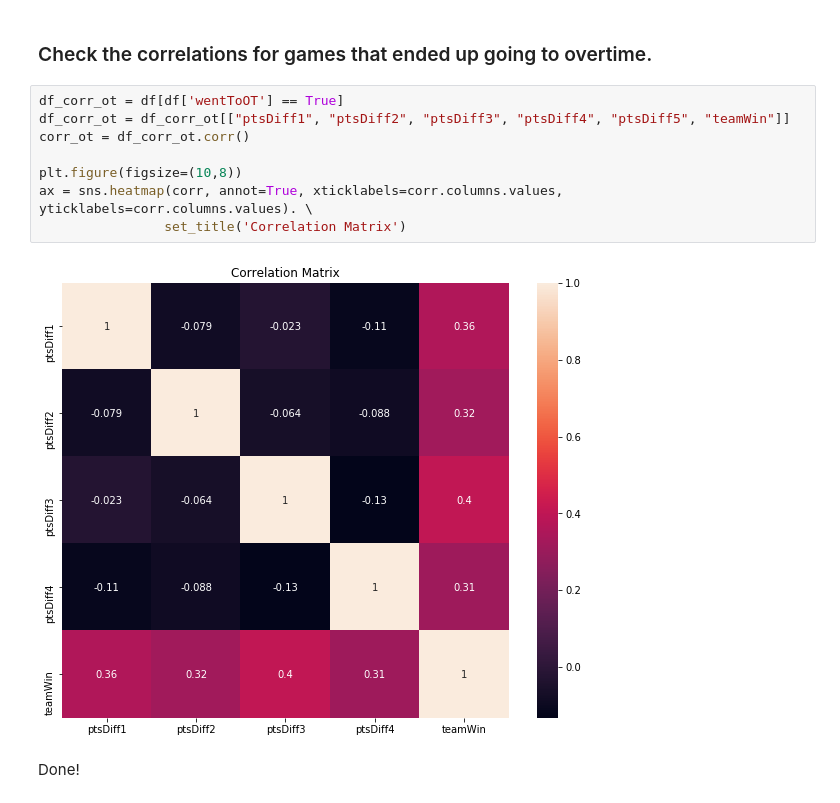
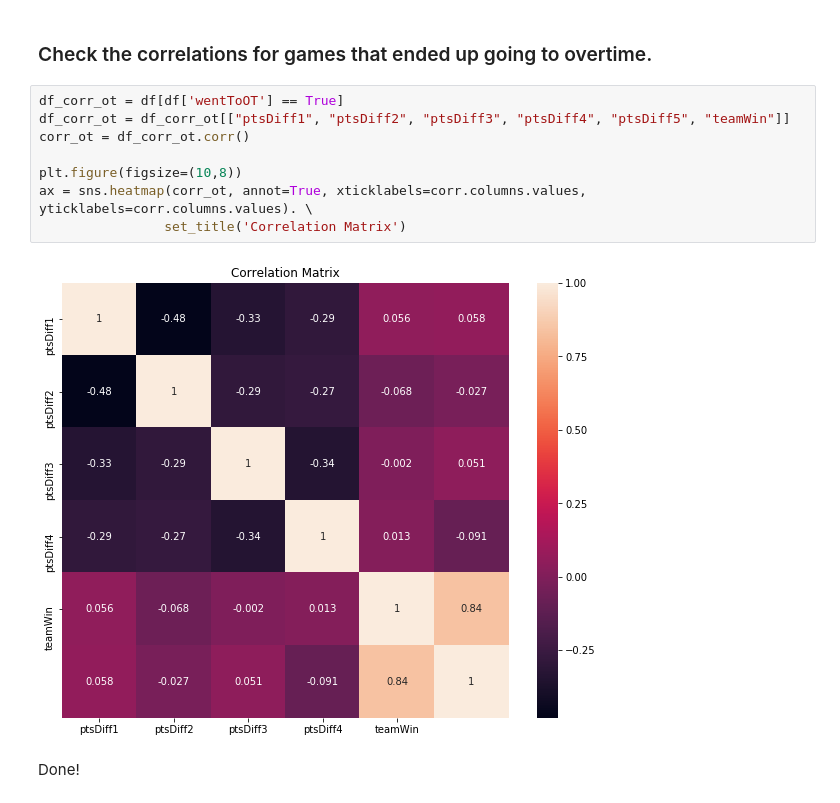
Before and after one commit to cristianl1251/sports-data-visualization, a Jupyter notebook: notebooks/box-score-data.ipynb, the cells around one changed output. Saved outputs shown, nothing was run; the diff lists cells and outputs as text.

```diff
--- a/notebooks/box-score-data.ipynb
+++ b/notebooks/box-score-data.ipynb
@@ -112,12 +119,12 @@ ax = sns.heatmap(corr, annot=True, xticklabels=corr.columns.values, yticklabels=
 # %%
 df_corr_ot = df[df['wentToOT'] == True]
 df_corr_ot = df_corr_ot[["ptsDiff1", "ptsDiff2", "ptsDiff3", "ptsDiff4", "ptsDiff5", "teamWin"]]
 corr_ot = df_corr_ot.corr()
 
 plt.figure(figsize=(10,8))
-ax = sns.heatmap(corr, annot=True, xticklabels=corr.columns.values, yticklabels=corr.columns.values). \
+ax = sns.heatmap(corr_ot, annot=True, xticklabels=corr.columns.values, yticklabels=corr.columns.values). \
                 set_title('Correlation Matrix')
 # %% [output]
-[figure, old version]
+[figure, new version]
 # %% [markdown]
 Done!
```
Also changed, not shown: parts of 12 cells of this notebook, 5 other files.
